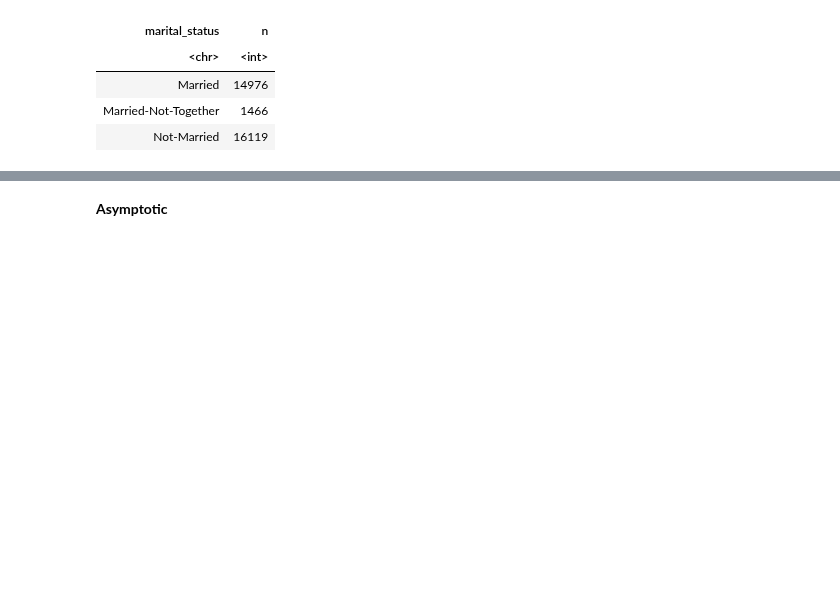
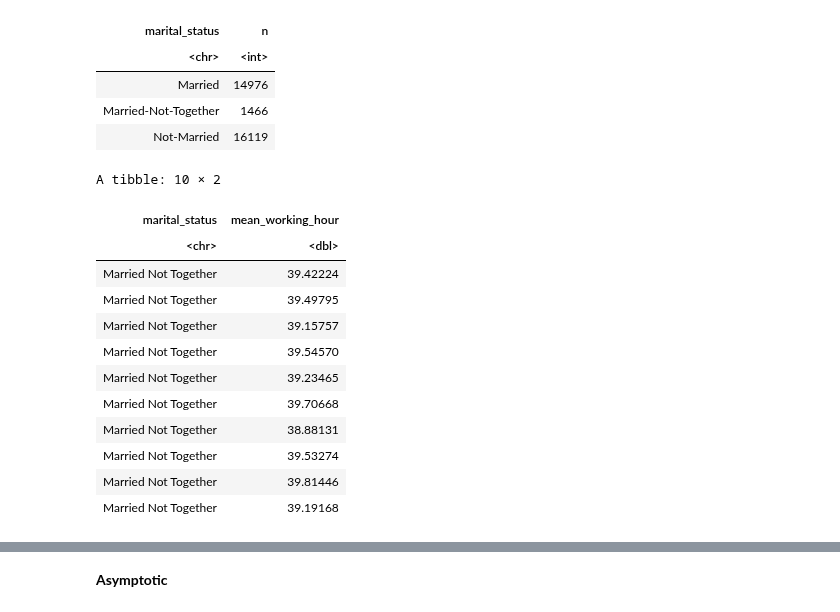
Before and after one commit to sidnand/Inferential-Report-on-Adult-Working-Hours, a Jupyter notebook: Final Report.ipynb, the cells around one changed output, grey strips where cells are left out. Drawn from its saved outputs; the diff is of its cells as text; code cells hidden in the pictures; blank space fills up the shorter version.

```diff
--- a/Final Report.ipynb
+++ b/Final Report.ipynb
@@ -597,18 +617,33 @@ not_married_bootstrap <- data_ms %>%
 # %%
 married_mean <- married_bootstrap %>%
     group_by(replicate) %>%
     summarize(mean_working_hour = mean(hours_per_week)) %>%
     mutate(marital_status = "Married") %>%
     select(marital_status, mean_working_hour)
-
 married_nt__mean <- married_nt__bootstrap %>%
     group_by(replicate) %>%
     summarize(mean_working_hour = mean(hours_per_week)) %>%
     mutate(marital_status = "Married Not Together") %>%
     select(marital_status, mean_working_hour)
 
+married_nt__mean
+
 not_married_mean <- not_married_bootstrap %>%
     group_by(replicate) %>%
     summarize(mean_working_hour = mean(hours_per_week)) %>%
     mutate(marital_status = "Not Married") %>%
     select(marital_status, mean_working_hour)
+# %% [output]
+A tibble: 10 × 2
+| marital_status | mean_working_hour |
+| <chr> | <dbl> |
+| Married Not Together | 39.42224 |
+| Married Not Together | 39.49795 |
+| Married Not Together | 39.15757 |
+| Married Not Together | 39.54570 |
+| Married Not Together | 39.23465 |
+| Married Not Together | 39.70668 |
+| Married Not Together | 38.88131 |
+| Married Not Together | 39.53274 |
+| Married Not Together | 39.81446 |
+| Married Not Together | 39.19168 |
```
Also changed, not shown: parts of 9 cells of this notebook.
